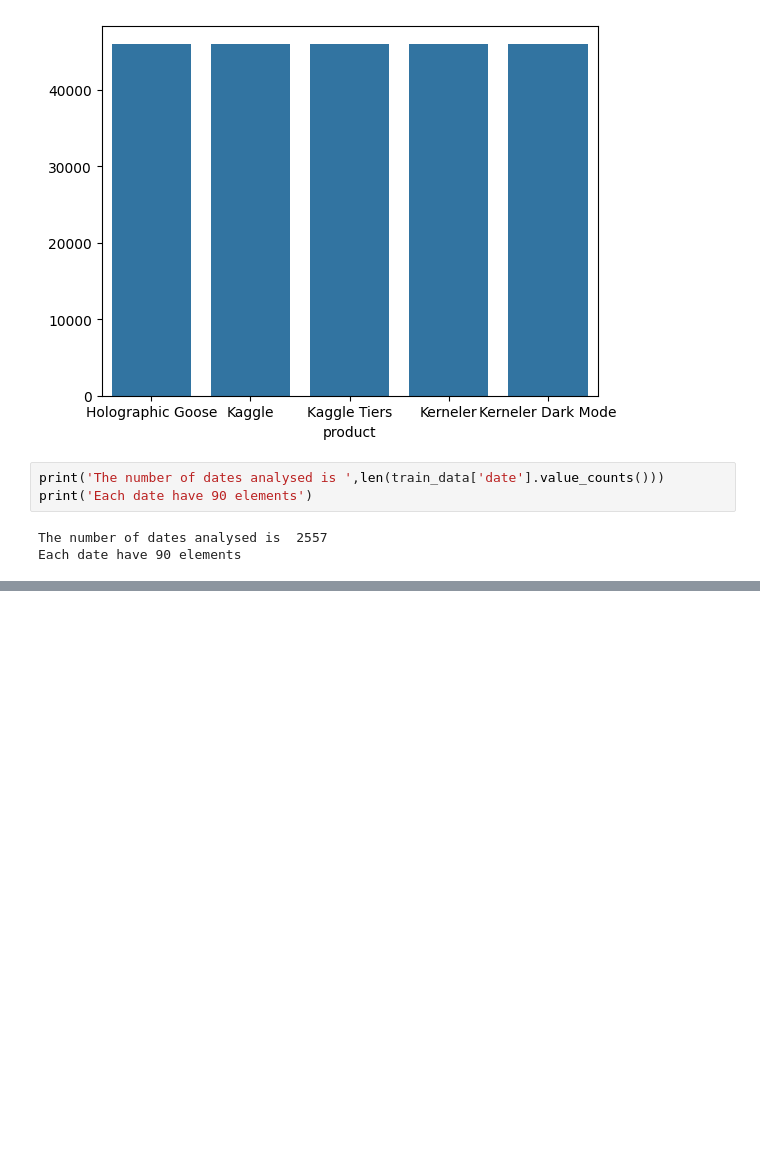
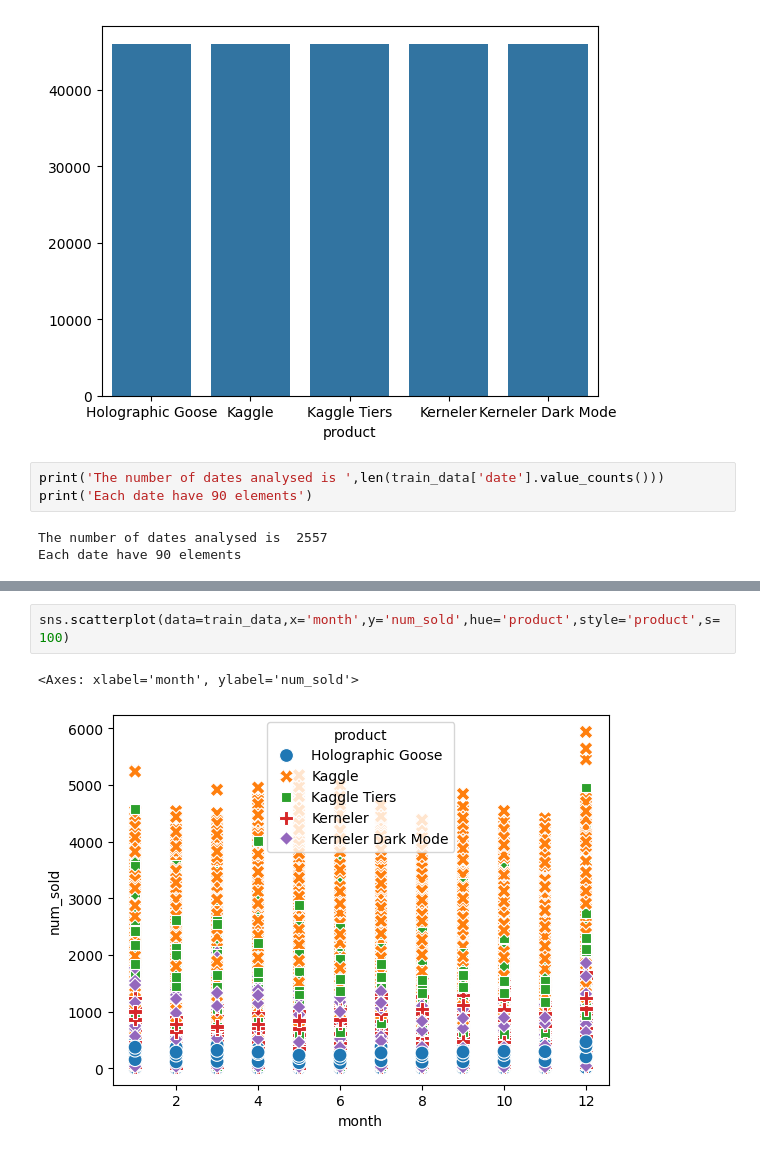
Before and after one commit to sergio-ar18/Forecasting-Sticker-Sales, a Jupyter notebook: data_dashboards.ipynb, the cells around one changed output, grey strips where cells are left out. Cells and saved outputs as stored; diff of their text form; blank space fills up the shorter version.

```diff
--- a/data_dashboards.ipynb
+++ b/data_dashboards.ipynb
@@ -22,0 +51,5 @@ Each date have 90 elements
+# %%
+sns.scatterplot(data=train_data,x='month',y='num_sold',hue='product',style='product',s=100)
+# %% [output]
+<Axes: xlabel='month', ylabel='num_sold'>
+[figure, added]
```
Also changed, not shown: parts of 4 cells of this notebook, 3 other files.
